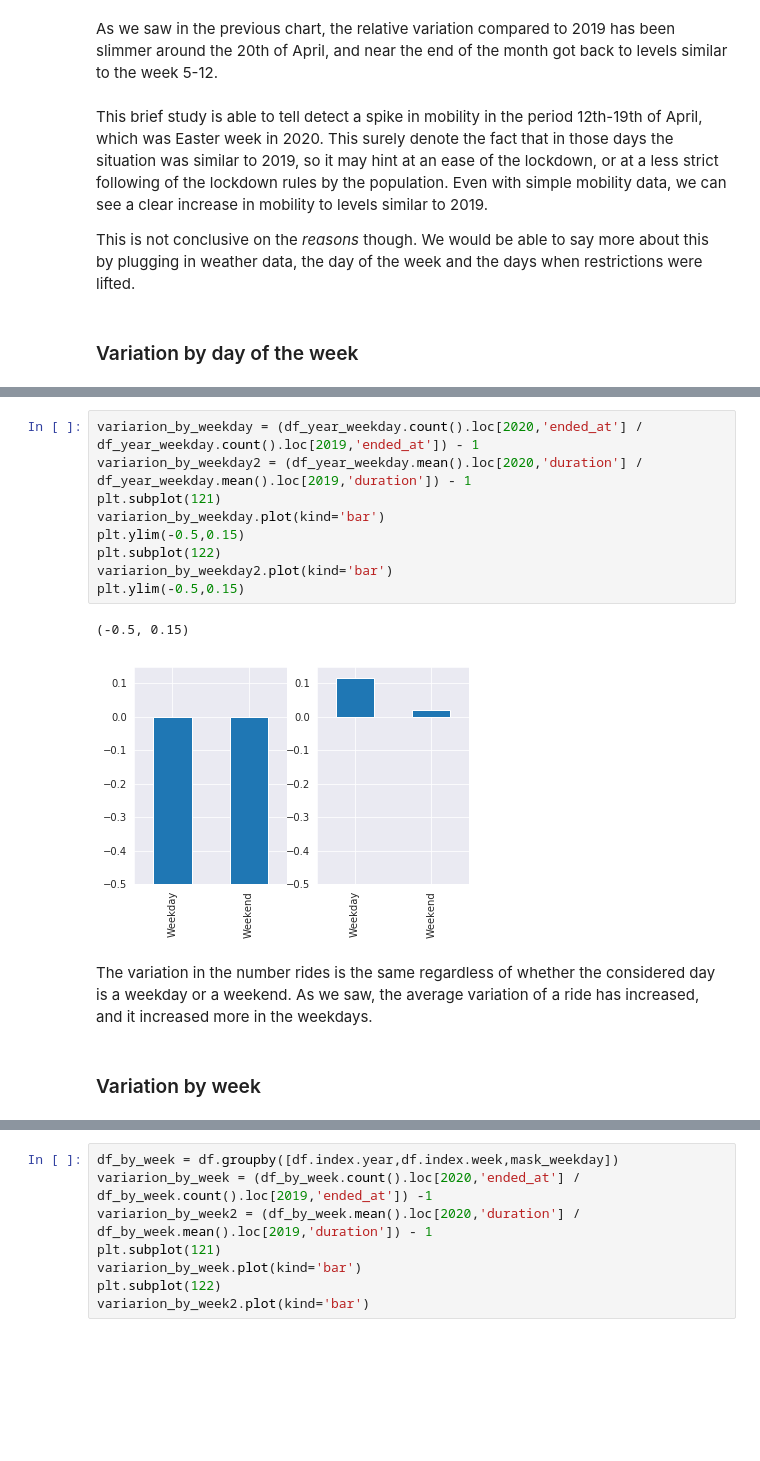
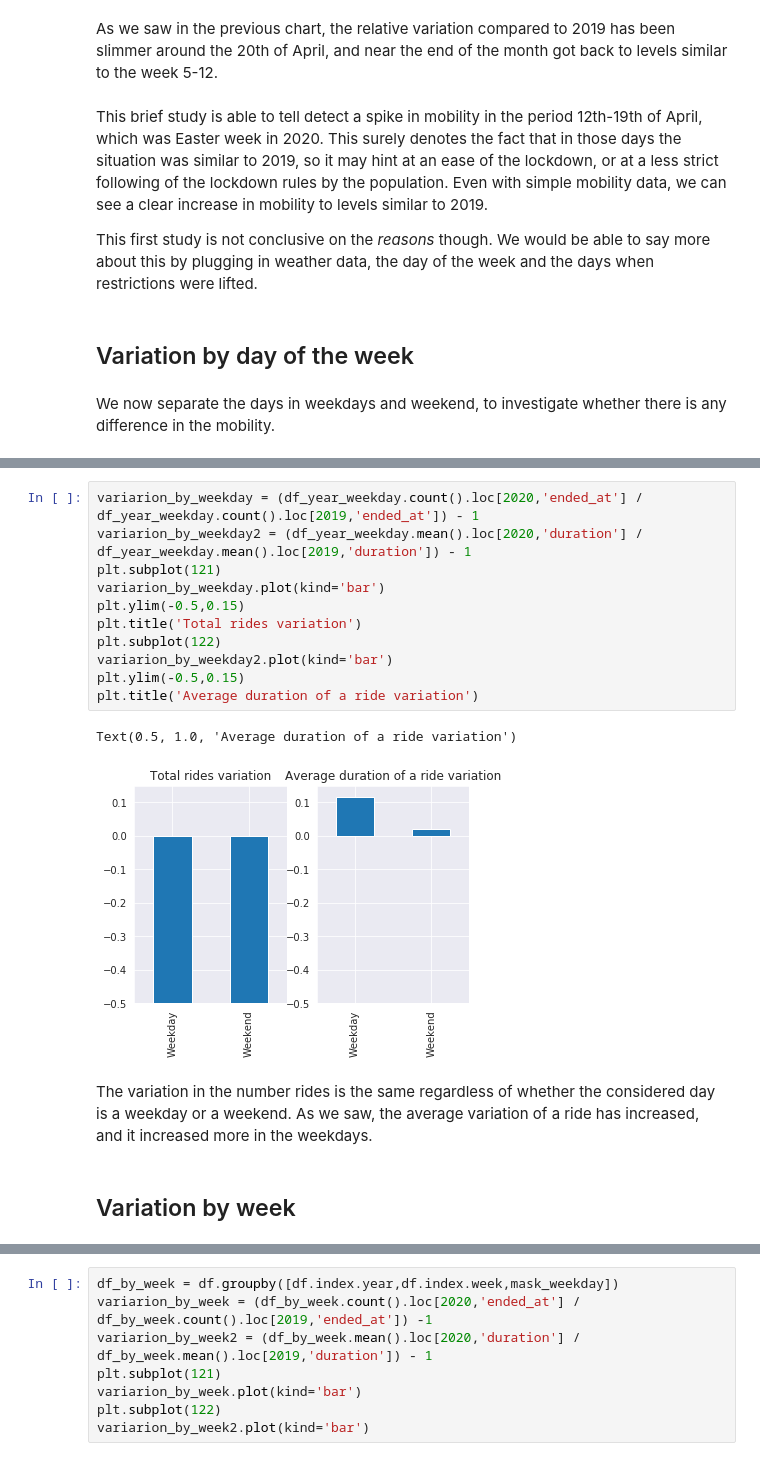
Before and after one commit to Cucni/oslo-bikes-mobility-data, a Jupyter notebook: April.ipynb, the cells around one changed output, grey strips where cells are left out. Saved outputs shown, nothing was run; the diff lists cells and outputs as text; blank space fills up the shorter version.

```diff
--- a/April.ipynb
+++ b/April.ipynb
@@ -134,11 +127,13 @@ df_variations.iloc[1:-1].plot(kind='line')
 # %% [markdown]
 As we saw in the previous chart, the relative variation compared to 2019 has been slimmer around the 20th of April, and near the end of the month got back to levels similar to the week 5-12.
 # %% [markdown]
-This brief study is able to tell detect a spike in mobility in the period 12th-19th of April, which was Easter week in 2020. This surely denote the fact that in those days the situation was similar to 2019, so it may hint at an ease of the lockdown, or at a less strict following of the lockdown rules by the population. Even with simple mobility data, we can see a clear increase in mobility to levels similar to 2019.
+This brief study is able to tell detect a spike in mobility in the period 12th-19th of April, which was Easter week in 2020. This surely denotes the fact that in those days the situation was similar to 2019, so it may hint at an ease of the lockdown, or at a less strict following of the lockdown rules by the population. Even with simple mobility data, we can see a clear increase in mobility to levels similar to 2019.
 
-This is not conclusive on the _reasons_ though. We would be able to say more about this by plugging in weather data, the day of the week and the days when restrictions were lifted.
+This first study is not conclusive on the _reasons_ though. We would be able to say more about this by plugging in weather data, the day of the week and the days when restrictions were lifted.
 # %% [markdown]
-### Variation by day of the week
+## Variation by day of the week
+# %% [markdown]
+We now separate the days in weekdays and weekend, to investigate whether there is any difference in the mobility.
 # %%
 df = pd.concat([df_19,df_20])
 mask_weekday = np.where(df.index.weekday < 5,"Weekday","Weekend")
@@ -154,16 +149,18 @@ df_year_weekday.count()
 # %%
 variarion_by_weekday = (df_year_weekday.count().loc[2020,'ended_at'] / df_year_weekday.count().loc[2019,'ended_at']) - 1
 variarion_by_weekday2 = (df_year_weekday.mean().loc[2020,'duration'] / df_year_weekday.mean().loc[2019,'duration']) - 1
 plt.subplot(121)
 variarion_by_weekday.plot(kind='bar')
 plt.ylim(-0.5,0.15)
+plt.title('Total rides variation')
 plt.subplot(122)
 variarion_by_weekday2.plot(kind='bar')
 plt.ylim(-0.5,0.15)
+plt.title('Average duration of a ride variation')
 # %% [output]
-(-0.5, 0.15)
+Text(0.5, 1.0, 'Average duration of a ride variation')
-[figure, old version]
+[figure, new version]
 # %% [markdown]
 The variation in the number rides is the same regardless of whether the considered day is a weekday or a weekend. As we saw, the average variation of a ride has increased, and it increased more in the weekdays.
 # %% [markdown]
-### Variation by week
+## Variation by week
```
Also changed, not shown: parts of 12 cells of this notebook.
